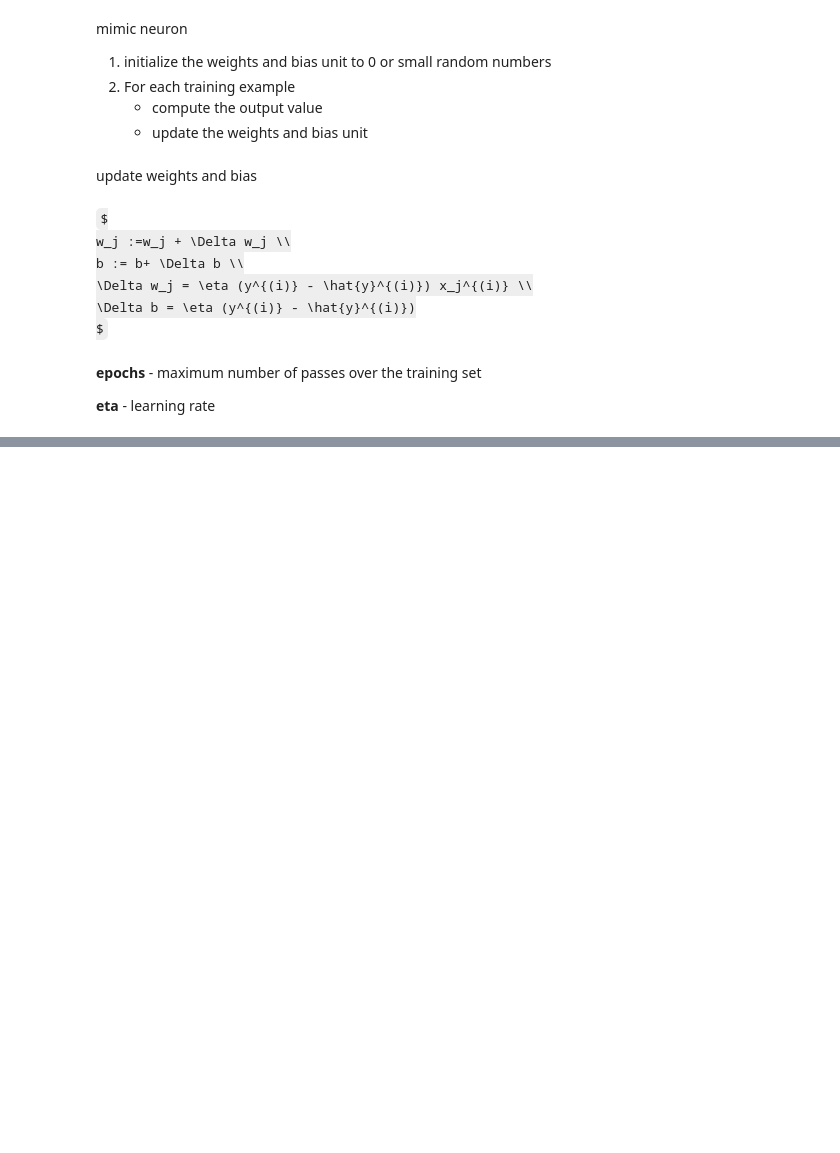
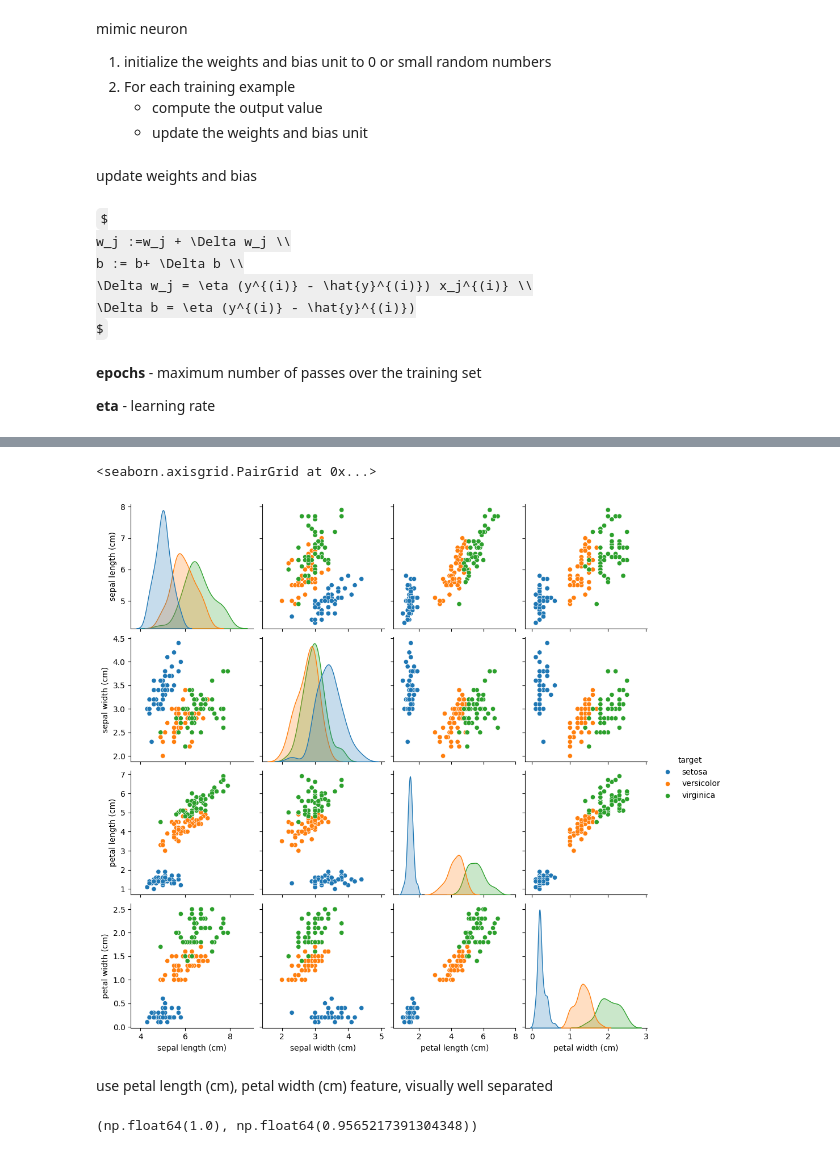
Before and after one commit to nnnlife/mlearn-pytorch, a Jupyter notebook: 1_percentron_intro.ipynb, the cells around one changed output, grey strips where cells are left out. Cells and saved outputs as stored; diff of their text form; code cells hidden in the pictures; some formulas as TeX source; blank space fills up the shorter version.

```diff
--- a/1_percentron_intro.ipynb
+++ b/1_percentron_intro.ipynb
@@ -70,0 +103,7 @@ arr.shape
+# %%
+sns.pairplot(df, hue='target')
+# %% [output]
+<seaborn.axisgrid.PairGrid at 0x...>
+[figure, added]
+# %% [markdown]
+use petal length (cm), petal width (cm) feature, visually well separated
@@ -70,0 +123,4 @@ arr.shape
+# %%
+f1_score(y_train, pred_train), f1_score(y_test, pred_test)
+# %% [output]
+(np.float64(1.0), np.float64(0.9565217391304348))
```
Also changed, not shown: parts of 17 cells of this notebook, 2 other files.
